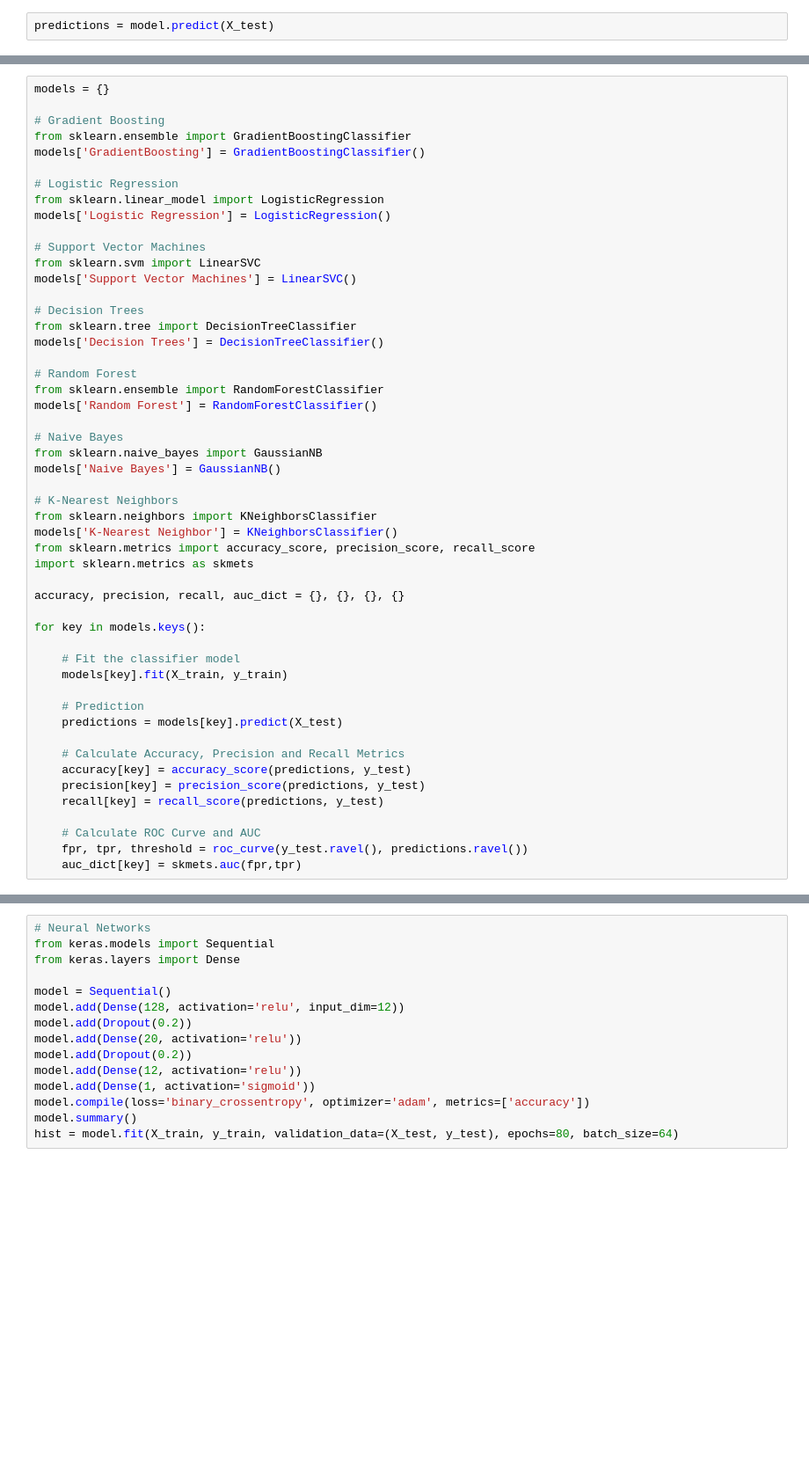
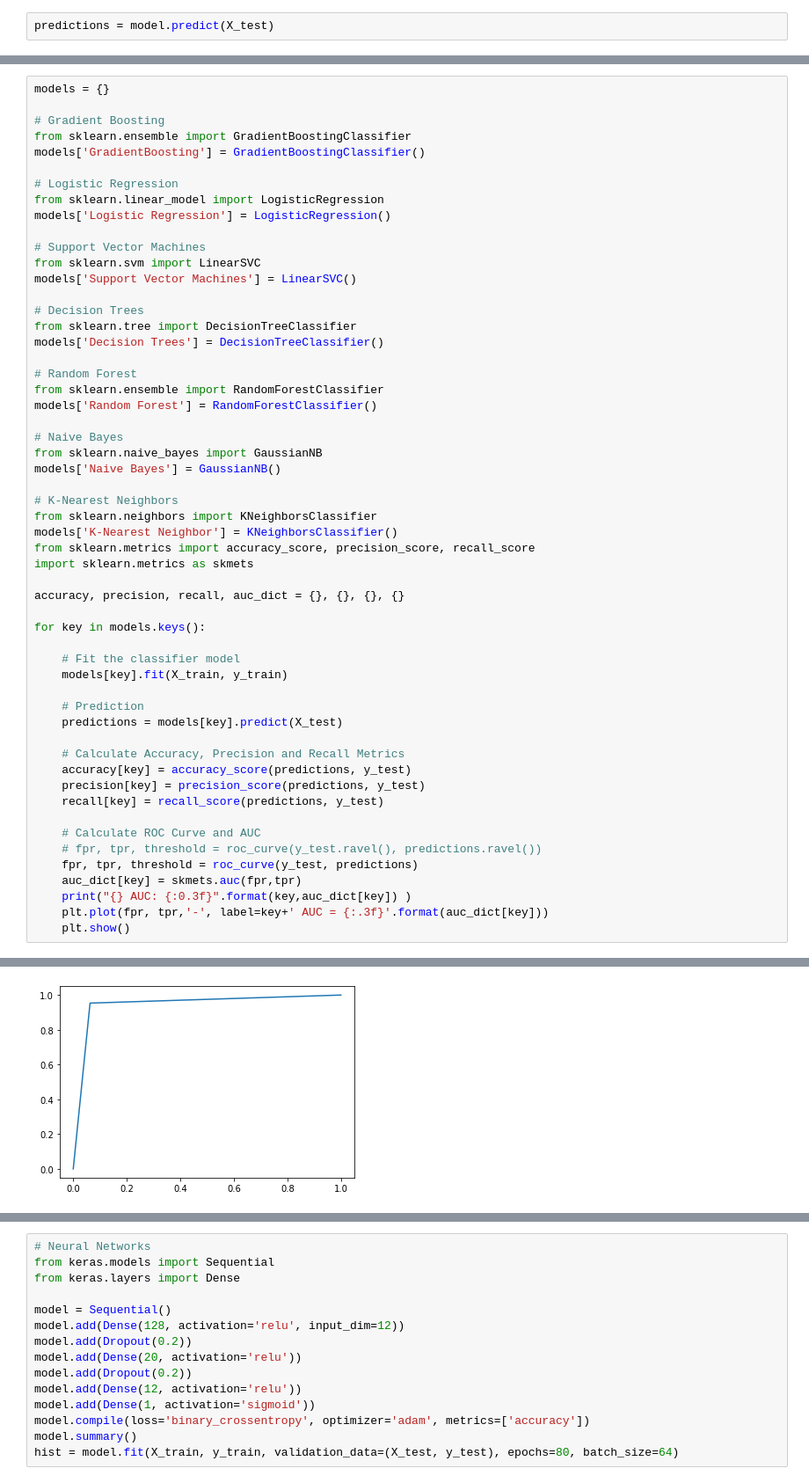
Before and after one commit to chukhman/lncRNAclassifier, a Jupyter notebook: Copyof_keras_binary_classifier_12.ipynb, the cells around one changed output, grey strips where cells are left out. Shown at 88% size. Saved outputs shown, nothing was run; the diff lists cells and outputs as text; blank space fills up the shorter version.

Commit message:
Added more ROC Curves for linear classifiers.  No idea why FPR and TPR arrays are only 3 values long.

```diff
--- a/Copyof_keras_binary_classifier_12.ipynb
+++ b/Copyof_keras_binary_classifier_12.ipynb
@@ -115,5 +115,10 @@ for key in models.keys():
     recall[key] = recall_score(predictions, y_test)
 
     # Calculate ROC Curve and AUC
-    fpr, tpr, threshold = roc_curve(y_test.ravel(), predictions.ravel())
+    # fpr, tpr, threshold = roc_curve(y_test.ravel(), predictions.ravel())
+    fpr, tpr, threshold = roc_curve(y_test, predictions)
     auc_dict[key] = skmets.auc(fpr,tpr)
+    print("{} AUC: {:0.3f}".format(key,auc_dict[key]) )
+    plt.plot(fpr, tpr,'-', label=key+' AUC = {:.3f}'.format(auc_dict[key]))
+    plt.show()
+# %% [output]
@@ -119,0 +126 @@ for key in models.keys():
+[figure, added]
```
Also changed, not shown: parts of 8 cells of this notebook.
